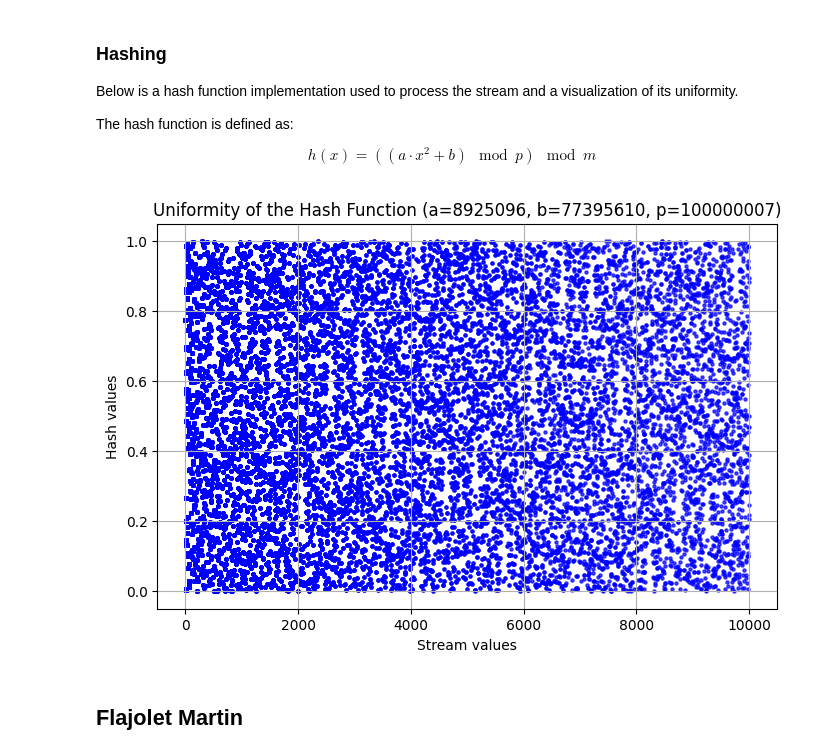
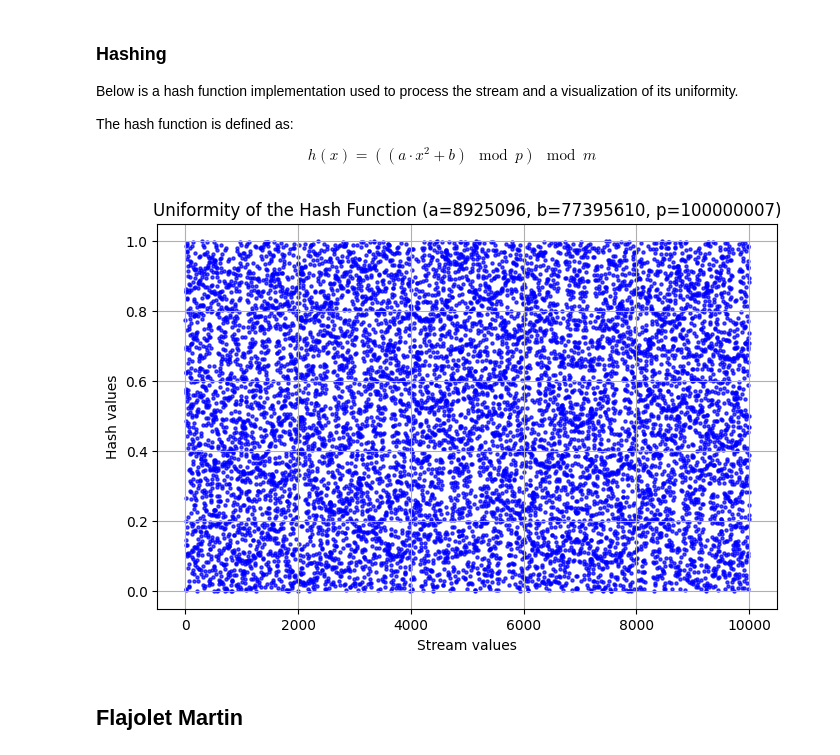
Before and after one commit to Gal-Noy/MSC-Data-Streaming-Algorithms, a Jupyter notebook: FM_CountMin/FM_CountMin.ipynb, the cells around one changed output. Cells and saved outputs as stored; diff of their text form; code cells hidden in the pictures.

```diff
--- a/FM_CountMin/FM_CountMin.ipynb
+++ b/FM_CountMin/FM_CountMin.ipynb
@@ -54,33 +54,33 @@ $$h(x) = ((a \cdot x^2 + b) \mod p) \mod m$$
 # %%
 import matplotlib.pyplot as plt
 
 # Prime number for the hash function, P > NUM_UNIQUE^2
 P = NUM_UNIQUE**2 + 7
 
 def hash_stream(stream: np.ndarray, a: int, b: int, m: int = P, normalize: bool = True, p: int = P) -> np.ndarray:
     """
     Hash the stream using the hash function (a * stream^2 + b) % p % m
     :param stream: The stream to hash
     :param a: The first coefficient of the hash function
     :param b: The second coefficient of the hash function
     :param m: The range of the hash function
     :param normalize: Whether to normalize the hash values to [0, 1) or not
     :param p: The prime number for the hash function
     :return: The hashed stream
     """
     return (((a * stream**2 + b) % p) % m) / (m if normalize else 1)
 
 # Plot the uniformity of the hash function
 a, b = np.random.default_rng(SEED).integers(1, P, size=2)
 plt.figure(figsize=(8, 5))
-plt.scatter(stream, hash_stream(stream, a, b), alpha=0.7, color='blue', s=5)
+plt.scatter(np.unique(stream), hash_stream(np.unique(stream), a, b), alpha=0.7, color='blue', s=5)
 plt.title(f"Uniformity of the Hash Function (a={a}, b={b}, p={P})")
 plt.xlabel("Stream values")
 plt.ylabel("Hash values")
 plt.grid(True)
 plt.show()
 # %% [output]
-[figure, old version]
+[figure, new version]
 # %% [markdown]
 ## Flajolet Martin
 # %% [markdown]
```
Also changed, not shown: parts of 7 cells of this notebook.
